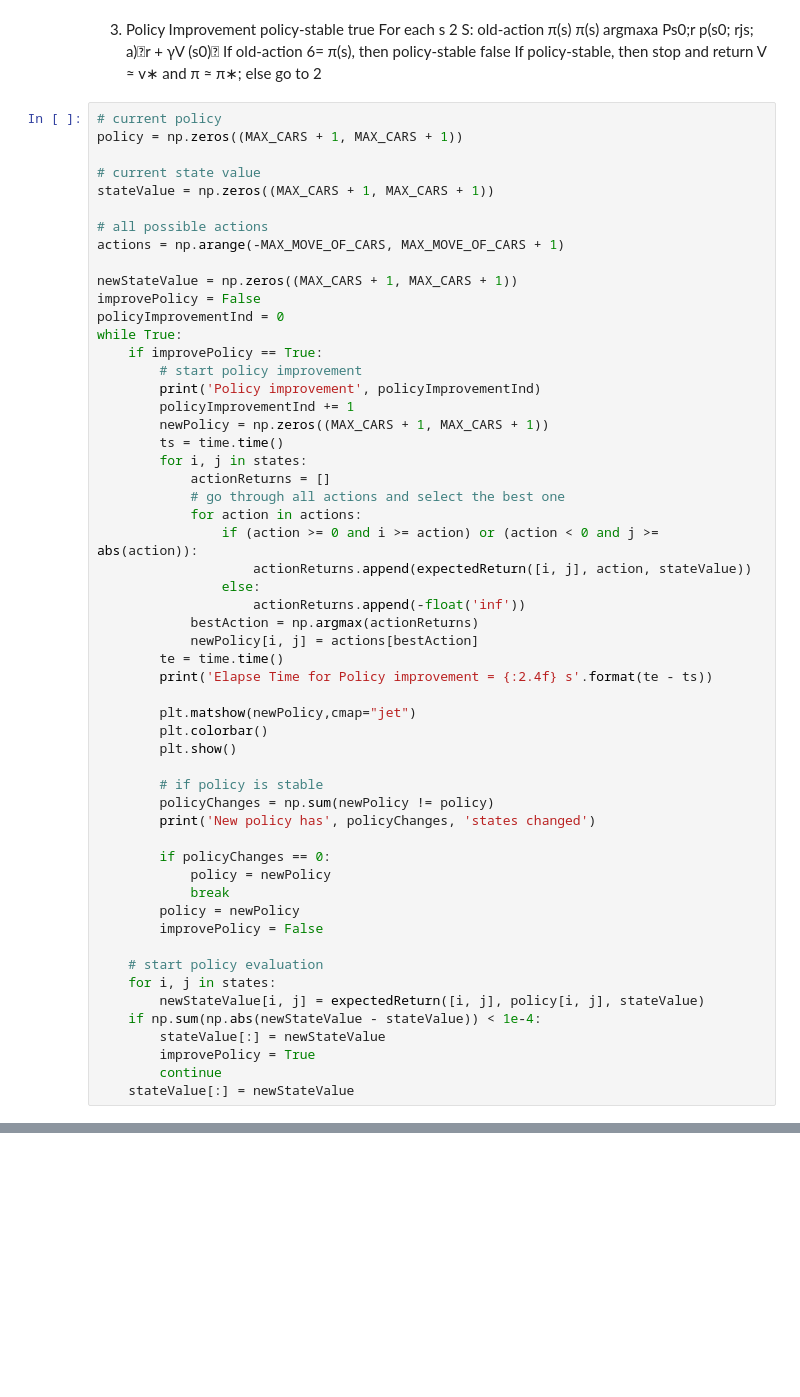
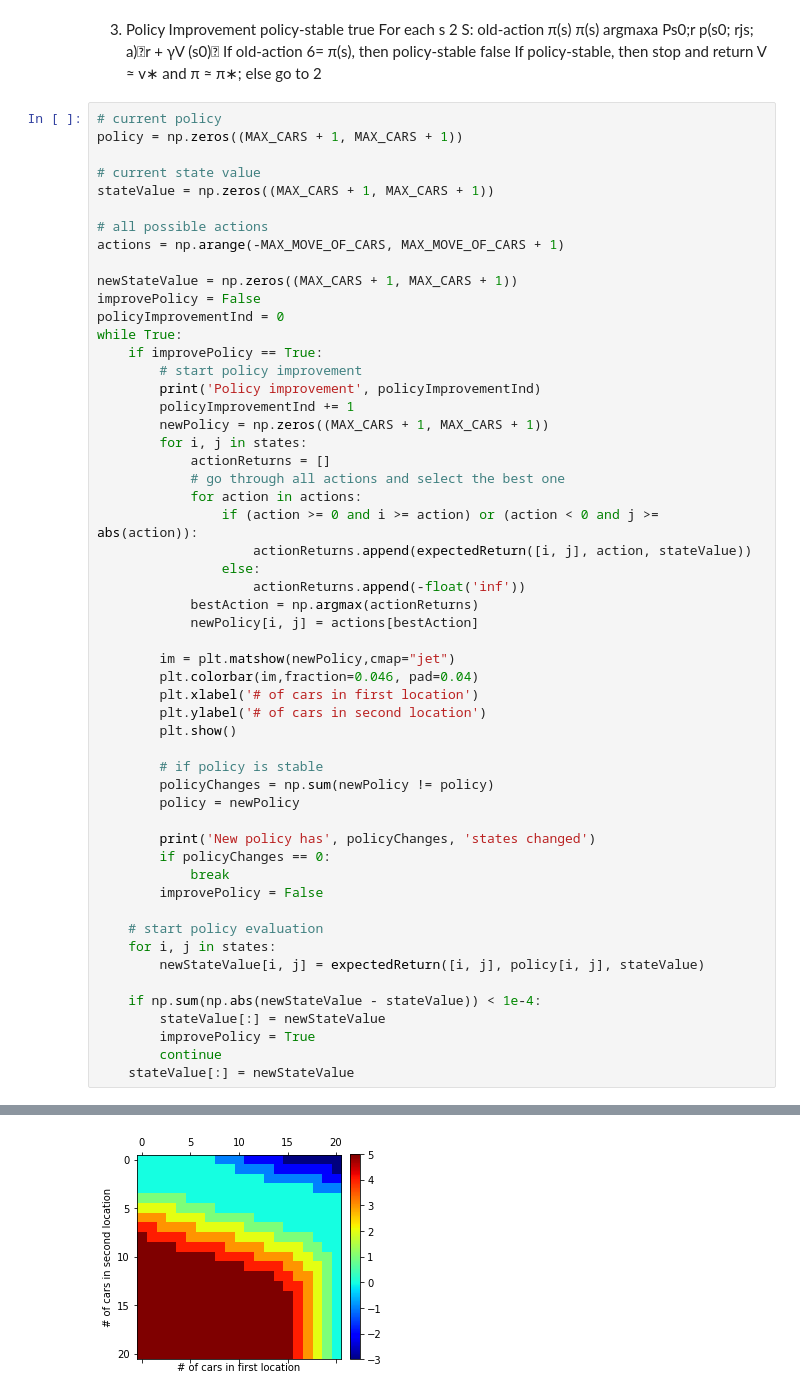
Before and after one commit to yellowlab9/reinforcement-learning-an-introduction, a Jupyter notebook: chapter04/CarRental.ipynb, the cells around one changed output, grey strips where cells are left out. Cells and saved outputs as stored; diff of their text form; blank space fills up the shorter version.

```diff
--- a/chapter04/CarRental.ipynb
+++ b/chapter04/CarRental.ipynb
@@ -234,7 +257,6 @@ while True:
         print('Policy improvement', policyImprovementInd)
         policyImprovementInd += 1
         newPolicy = np.zeros((MAX_CARS + 1, MAX_CARS + 1))
-        ts = time.time()
         for i, j in states:
             actionReturns = []
             # go through all actions and select the best one
@@ -245,28 +267,29 @@ while True:
                     actionReturns.append(-float('inf'))
             bestAction = np.argmax(actionReturns)
             newPolicy[i, j] = actions[bestAction]
-        te = time.time()
-        print('Elapse Time for Policy improvement = {:2.4f} s'.format(te - ts))
 
-        plt.matshow(newPolicy,cmap="jet")
-        plt.colorbar()
+        im = plt.matshow(newPolicy,cmap="jet")
+        plt.colorbar(im,fraction=0.046, pad=0.04)
+        plt.xlabel('# of cars in first location')
+        plt.ylabel('# of cars in second location')
         plt.show()
 
         # if policy is stable
         policyChanges = np.sum(newPolicy != policy)
+        policy = newPolicy
+
         print('New policy has', policyChanges, 'states changed')
-
         if policyChanges == 0:
-            policy = newPolicy
             break
-        policy = newPolicy
         improvePolicy = False
 
     # start policy evaluation
     for i, j in states:
         newStateValue[i, j] = expectedReturn([i, j], policy[i, j], stateValue)
+
     if np.sum(np.abs(newStateValue - stateValue)) < 1e-4:
         stateValue[:] = newStateValue
         improvePolicy = True
         continue
     stateValue[:] = newStateValue
+# %% [output]
@@ -272,0 +297 @@ while True:
+[figure, added]
```
Also changed, not shown: parts of 5 cells of this notebook.
